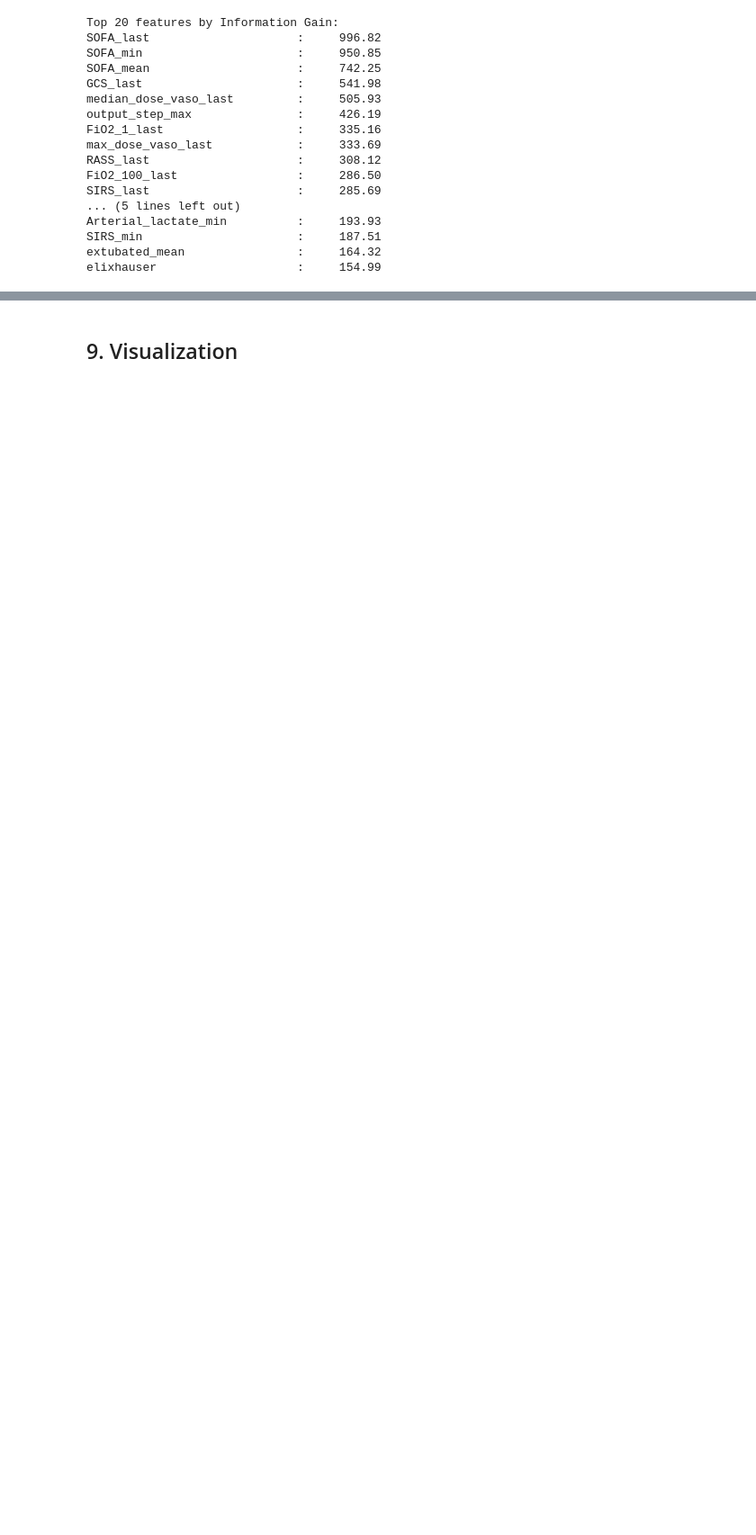
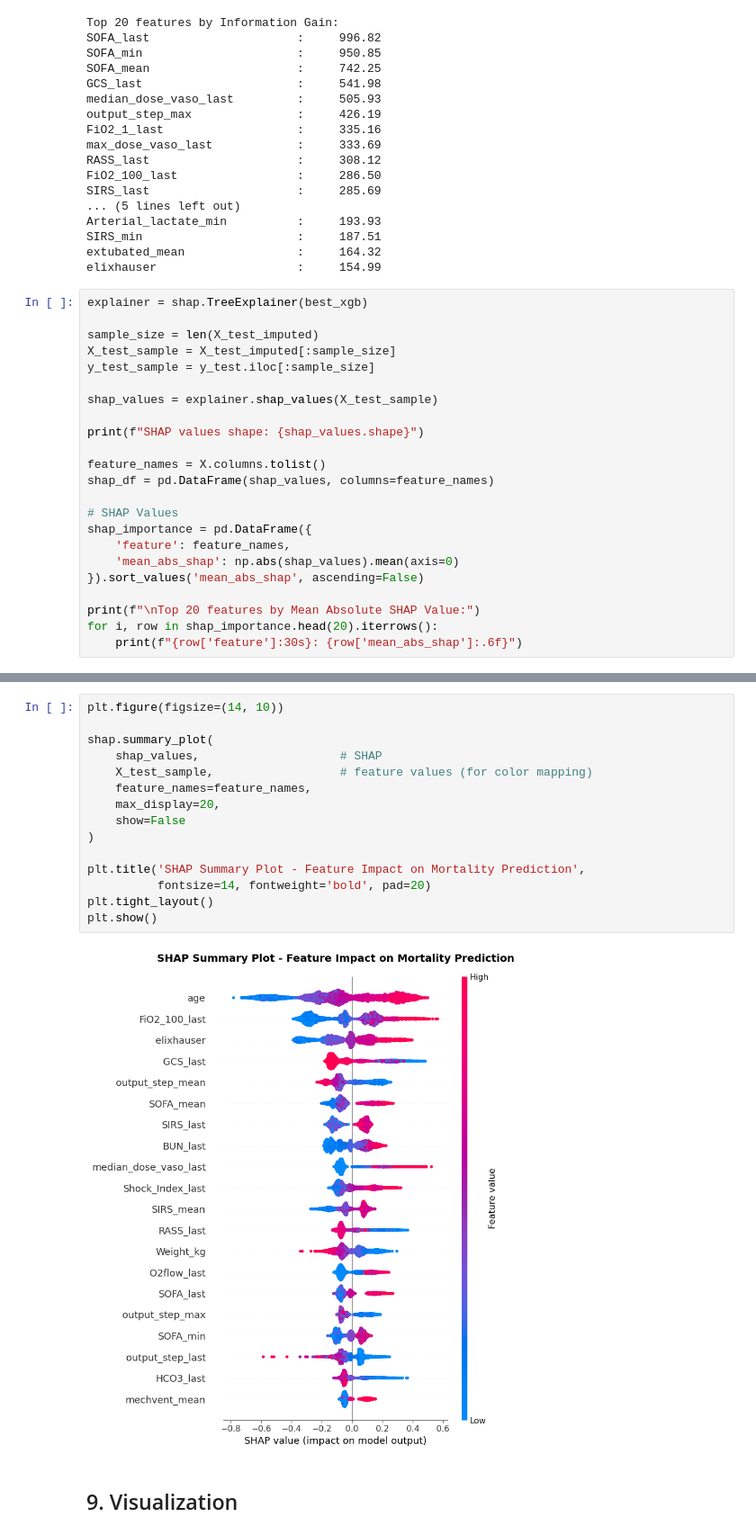
Before and after one commit to WeixinWilliamWang/CS526_Group_1, a Jupyter notebook: morality_predict/models/xgboost_mortality_analysis.ipynb, the cells around one changed output, grey strips where cells are left out. Shown at 90% size. Drawn from its saved outputs; the diff is of its cells as text; blank space fills up the shorter version.

Commit message:
add SHAP analysis

```diff
--- a/morality_predict/models/xgboost_mortality_analysis.ipynb
+++ b/morality_predict/models/xgboost_mortality_analysis.ipynb
@@ -367,3 +369,26 @@ Arterial_lactate_min          :     193.93
 SIRS_min                      :     187.51
 extubated_mean                :     164.32
 elixhauser                    :     154.99
+# %%
+explainer = shap.TreeExplainer(best_xgb)
+
+sample_size = len(X_test_imputed)
+X_test_sample = X_test_imputed[:sample_size]
+y_test_sample = y_test.iloc[:sample_size]
+
+shap_values = explainer.shap_values(X_test_sample)
+
+print(f"SHAP values shape: {shap_values.shape}")
+
+feature_names = X.columns.tolist()
+shap_df = pd.DataFrame(shap_values, columns=feature_names)
+
+# SHAP Values
+shap_importance = pd.DataFrame({
+    'feature': feature_names,
+    'mean_abs_shap': np.abs(shap_values).mean(axis=0)
+}).sort_values('mean_abs_shap', ascending=False)
+
+print(f"\nTop 20 features by Mean Absolute SHAP Value:")
+for i, row in shap_importance.head(20).iterrows():
+    print(f"{row['feature']:30s}: {row['mean_abs_shap']:.6f}")
@@ -370,3 +413,20 @@ elixhauser                    :     154.99
+# %%
+plt.figure(figsize=(14, 10))
+
+shap.summary_plot(
+    shap_values,                    # SHAP
+    X_test_sample,                  # feature values (for color mapping)
+    feature_names=feature_names,
+    max_display=20,
+    show=False
+)
+
+plt.title('SHAP Summary Plot - Feature Impact on Mortality Prediction',
+          fontsize=14, fontweight='bold', pad=20)
+plt.tight_layout()
+plt.show()
+# %% [output]
+[figure, added]
 # %% [markdown]
 ## 9. Visualization
 # %%
```
Also changed, not shown: parts of 2 cells of this notebook.
